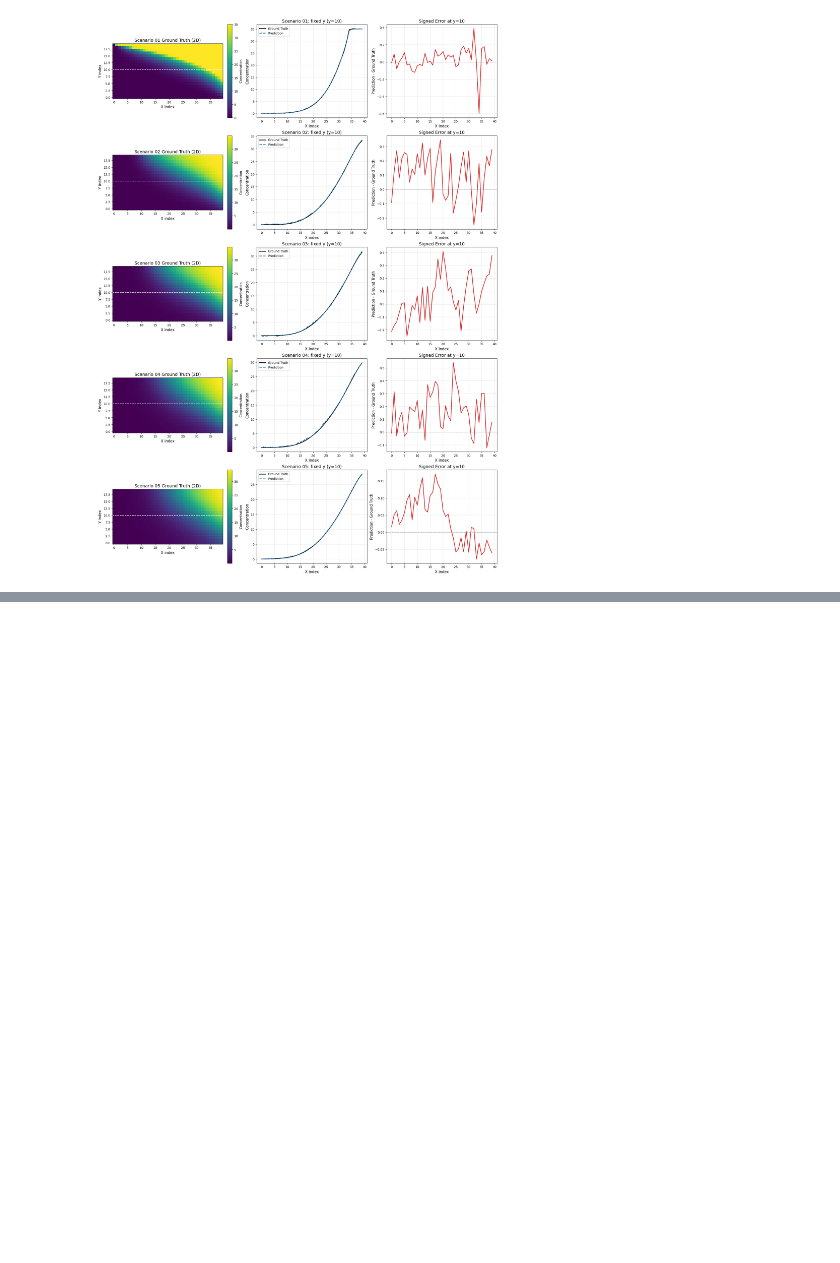
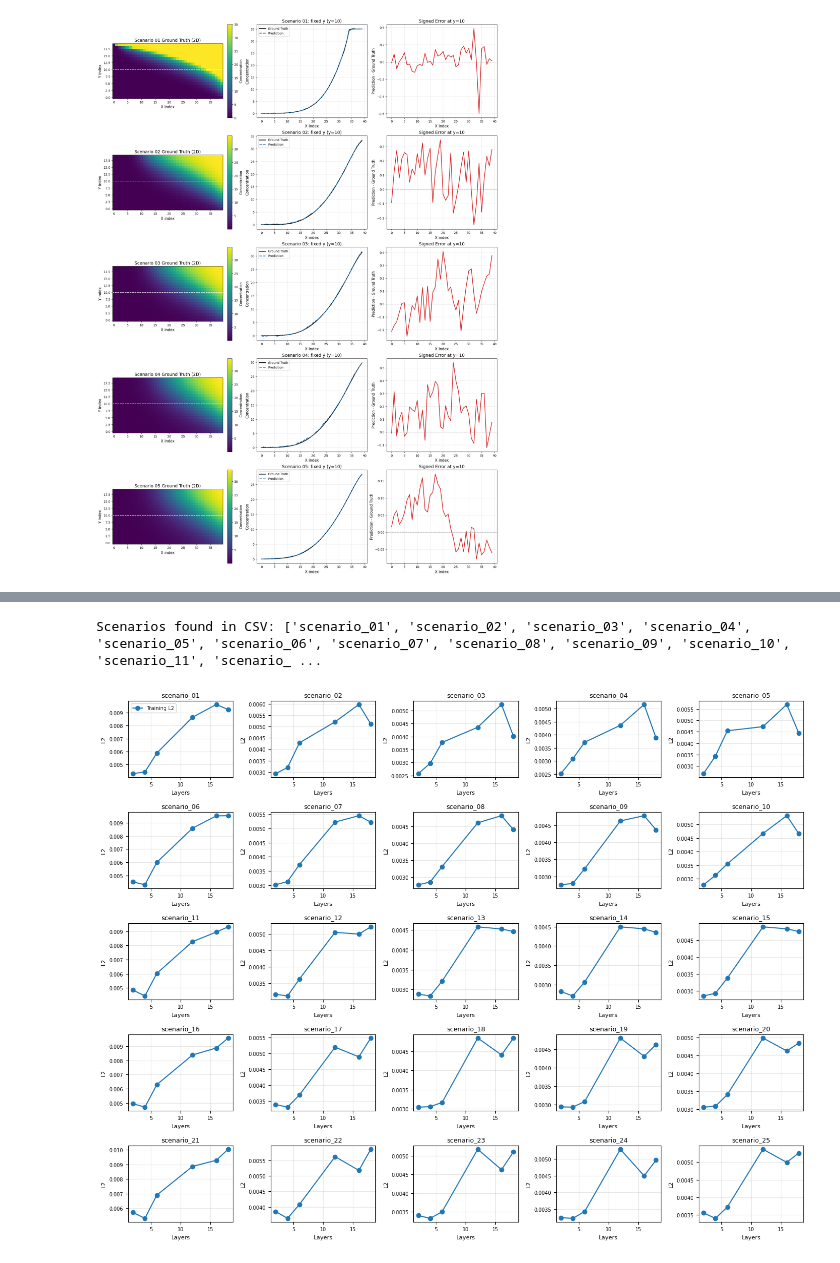
Before and after one commit to arpit-kapoor/gw_henry_fno, a Jupyter notebook: notebooks/compare_preds_targets.ipynb, the cells around one changed output, grey strips where cells are left out. Cells and saved outputs as stored; diff of their text form; code cells hidden in the pictures; blank space fills up the shorter version.

```diff
--- a/notebooks/ compare_preds_targets.ipynb
+++ b/notebooks/compare_preds_targets.ipynb
@@ -328,0 +331,6 @@ Scenario: 05, file: scenario_05_huge_val_final_step.npz, slice: y=10
+# %%
+import os
+grid_results_dir = Path(os.path.expanduser("~/Projects/groundwater/results/fno_henry_results/training_04/"))
+grid_results_csv = grid_results_dir / "scenarios_run_000003_fno_sweep_per_scenario_results.csv"
+grid_results_df = pd.read_csv(grid_results_csv)
+grid_results_df.head()
@@ -328,0 +344,43 @@ Scenario: 05, file: scenario_05_huge_val_final_step.npz, slice: y=10
+# %%
+scenario_list = sorted(grid_results_df["scenario_name"].unique())
+print("Scenarios found in CSV:", scenario_list)
+
+# Parse scenario numbers (scenario_01 -> 1, ...)
+scenario_nums = [int(s.split("_")[1]) for s in scenario_list]
+n_scenarios = len(scenario_nums)
+
+# 5 columns layout, rows computed from number of scenarios
+n_cols = 5
+n_rows = math.ceil(n_scenarios / n_cols)
+
+fig, axes = plt.subplots(n_rows, n_cols, figsize=(2.8 * n_cols, 2.2 * n_rows), squeeze=False)
+
+for scenario in scenario_list:
+    scenario_data = grid_results_df[grid_results_df["scenario_name"] == scenario].sort_values("n_layers")
+
+    scenario_num = int(scenario.split("_")[1])
+    idx0 = scenario_num - 1  # zero-based index
+
+    r, c = divmod(idx0, n_cols)
+    ax = axes[r, c]
+
+    # ax.plot(scenario_data["n_layers"], scenario_data["val_l2"], marker="o", label="Validation L2")
+    ax.plot(scenario_data["n_layers"], scenario_data["train_l2"], marker="o", label="Training L2")
+    ax.set_title(scenario, fontsize=9)
+    ax.set_xlabel("Layers", fontsize=8)
+    ax.set_ylabel("L2", fontsize=8)
+    ax.grid(True, alpha=0.3)
+    ax.tick_params(labelsize=7)
+
+# Hide any unused subplots
+for k in range(n_scenarios, n_rows * n_cols):
+    r, c = divmod(k, n_cols)
+    axes[r, c].axis("off")
+
+# Single legend
+axes[0, 0].legend(fontsize=7)
+plt.tight_layout()
+plt.show()
+# %% [output]
+Scenarios found in CSV: ['scenario_01', 'scenario_02', 'scenario_03', 'scenario_04', 'scenario_05', 'scenario_06', 'scenario_07', 'scenario_08', 'scenario_09', 'scenario_10', 'scenario_11', 'scenario_ ...
+[figure, added]
```
Also changed, not shown: parts of 5 cells of this notebook, 4 other files.
